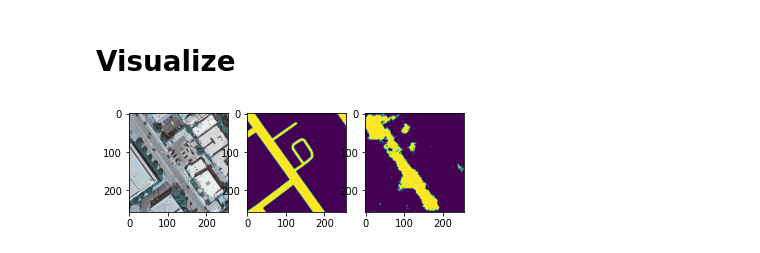
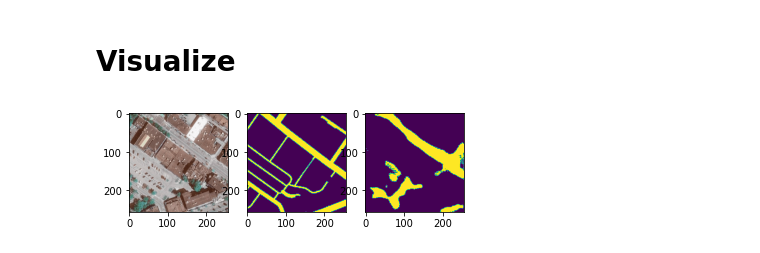
Before and after one commit to camillarhodes/CIL_Sleeplearning, a Jupyter notebook: train_example.ipynb, the cells around one changed output. Cells and saved outputs as stored; diff of their text form; code cells hidden in the pictures.

```diff
--- a/train_example.ipynb
+++ b/train_example.ipynb
@@ -7,13 +9,13 @@ from datasets import get_train_val_dataloaders
 # %% [markdown]
 # Get augmentation
 # %%
-transform=get_transforms('c')
+# transform_train=get_transforms('cf')
+transform_train=get_transforms('cfc')
+transform_val=get_transforms('r256')
 # %% [markdown]
 # Get data loaders
 # %%
-train_dataloader, val_dataloader = get_train_val_dataloaders(transform=transform, include_massachusetts=False)
-
-val_dataloader.dataset.transform = None # don't augment validation set
+train_dataloader, val_dataloader = get_train_val_dataloaders(transform_train=transform_train, transform_val=transform_val, include_massachusetts=True)
 # %% [markdown]
 # Get model
 # %%
@@ -29,7 +36,8 @@ trainer = Trainer(gpus=args.gpus,
                   max_epochs=args.epochs,
                   logger=tb_logger,
                   # accelerator=args.accelerator,
-                  resume_from_checkpoint=args.checkpoint_path
+                  resume_from_checkpoint=args.checkpoint_path,
+                  log_every_n_steps=10
 )
 trainer.fit(model, train_dataloader, val_dataloader)
 # %% [output]
@@ -51,12 +59,12 @@ HPU available: False, using: 0 HPUs
 # %%
 import matplotlib.pyplot as plt
 import torch
 
-img, mask = train_dataloader.dataset[6]
+img, mask = val_dataloader.dataset[7]
 pred_mask=model.predict(torch.Tensor(img[None,:])).detach().numpy()
 f, axarr = plt.subplots(1,3)
 _ = axarr[0].imshow(img.transpose(1,2,0))
 _ = axarr[1].imshow(mask.transpose(1,2,0))
 _ = axarr[2].imshow(pred_mask.transpose(1,2,0))
 # %% [output]
-[figure, old version]
+[figure, new version]
```
Also changed, not shown: parts of 3 cells of this notebook, 5 other files.
